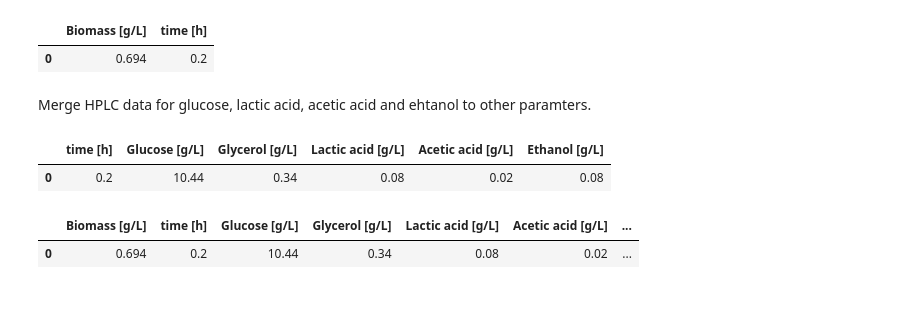
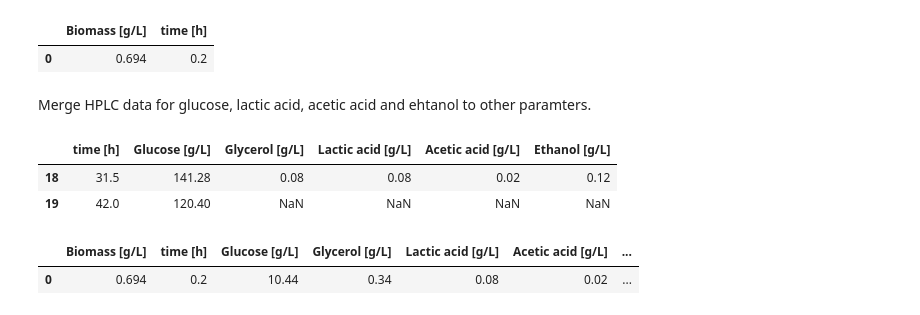
Before and after one commit to boripf/hybrid-model-corynebacterium, a Jupyter notebook: A_preprocessing.ipynb, the cells around one changed output. Drawn from its saved outputs; the diff is of its cells as text; code cells hidden in the pictures.

```diff
--- a/A_preprocessing.ipynb
+++ b/A_preprocessing.ipynb
@@ -166,15 +160,18 @@ Merge HPLC data for glucose, lactic acid, acetic acid and ehtanol to other param
 # %%
 for col in df_hplc.columns:
      df_hplc[col] = df_hplc[col].str.replace(',', '.')
      df_hplc[col] = pd.to_numeric(df_hplc[col])
 df_hplc.rename(columns={'Time [h]': 'time [h]'}, inplace=True)
 # the hplc measurements were diluted with XXX in a 1:1 ratio
 ## therefore all values have to be multiplied by 2
 df_hplc.iloc[:, 1:5] *= 2
-df_hplc.head(1)
+# add the last measurement (extra) for the glucose concentration
+df_hplc.loc[len(df_hplc)] = [42.0 , 120.40, np.nan, np.nan, np.nan, np.nan]
+df_hplc.tail(2)
 # %% [output]
 |  | time [h] | Glucose [g/L] | Glycerol [g/L] | Lactic acid [g/L] | Acetic acid [g/L] | Ethanol [g/L] |
-| 0 | 0.2 | 10.44 | 0.34 | 0.08 | 0.02 | 0.08 |
+| 18 | 31.5 | 141.28 | 0.08 | 0.08 | 0.02 | 0.12 |
+| 19 | 42.0 | 120.40 | NaN | NaN | NaN | NaN |
 # %%
 # merging the biomass data with the hplc data
 df_Yxs = df_biomass.merge(df_hplc, on='time [h]', how='left')
```
Also changed, not shown: parts of 22 cells of this notebook, 10 other files.
